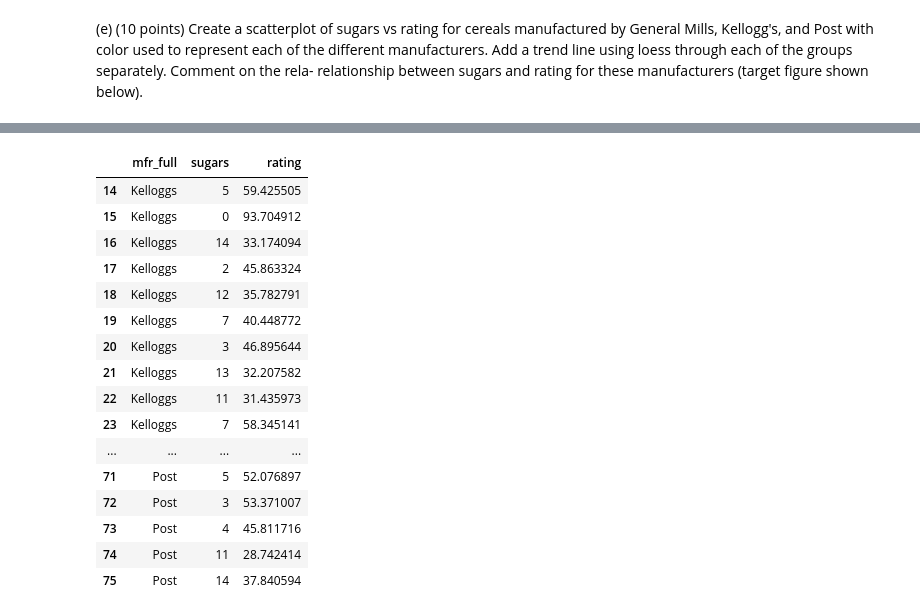
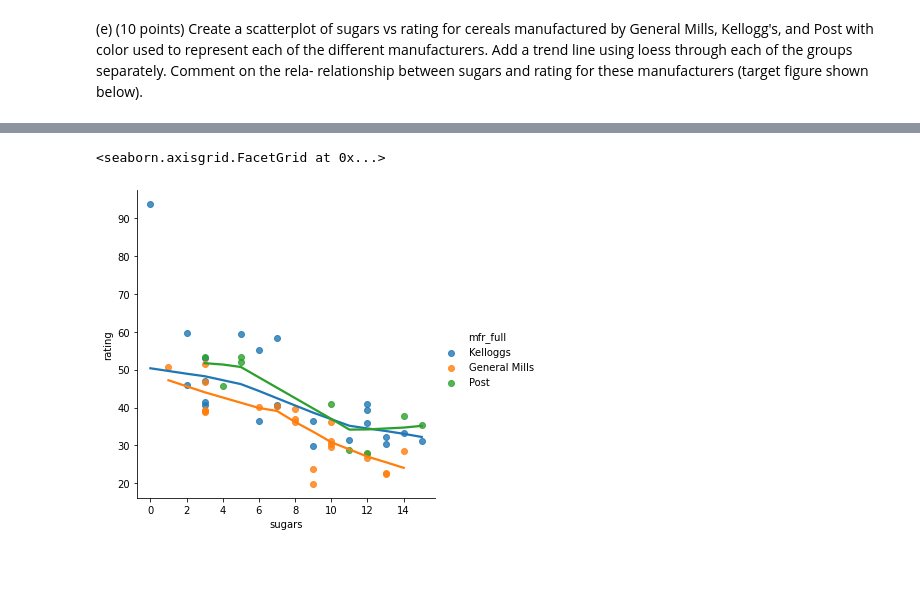
Before and after one commit to jamesqiu2021/DSCI-401-QW, a Jupyter notebook: test1_WQ.ipynb, the cells around one changed output, grey strips where cells are left out. Saved outputs shown, nothing was run; the diff lists cells and outputs as text; code cells hidden in the pictures; blank space fills up the shorter version.

```diff
--- a/test1_WQ.ipynb
+++ b/test1_WQ.ipynb
@@ -114,27 +104,13 @@ plots
 # %%
 #generate the new dataframe
 cereal_merge5 = cereal_merge.loc[:,["mfr_full","sugars","rating"]][(cereal_merge.mfr_full=="General Mills")|(cereal_merge.mfr_full=="Post")|(cereal_merge.mfr_full=="Kelloggs")]
 cereal_merge5
+
 #plots
-#plots <- ggplot(data=cereal_merge3,aes(x=sugars,y=rating))+geom_point(aes(color = mfr_full))+geom_smooth(aes(color = mfr_full),method = "loess", se = TRUE)
-#plots
+plots1=sns.lmplot (x= "sugars", y = "rating", hue = 'mfr_full', lowess=True, data = cereal_merge5)
+plots1
 
 # comments: The level of sugars in the cereals was negatively correlated with the rating from all these manufactures.
 # %% [output]
-|  | mfr_full | sugars | rating |
-| 14 | Kelloggs | 5 | 59.425505 |
-| 15 | Kelloggs | 0 | 93.704912 |
-| 16 | Kelloggs | 14 | 33.174094 |
-| 17 | Kelloggs | 2 | 45.863324 |
-| 18 | Kelloggs | 12 | 35.782791 |
-| 19 | Kelloggs | 7 | 40.448772 |
-| 20 | Kelloggs | 3 | 46.895644 |
-| 21 | Kelloggs | 13 | 32.207582 |
-| 22 | Kelloggs | 11 | 31.435973 |
-| 23 | Kelloggs | 7 | 58.345141 |
-| ... | ... | ... | ... |
-| 71 | Post | 5 | 52.076897 |
-| 72 | Post | 3 | 53.371007 |
-| 73 | Post | 4 | 45.811716 |
-| 74 | Post | 11 | 28.742414 |
-| 75 | Post | 14 | 37.840594 |
+<seaborn.axisgrid.FacetGrid at 0x...>
+[figure, added]
```
Also changed, not shown: parts of 6 cells of this notebook.
